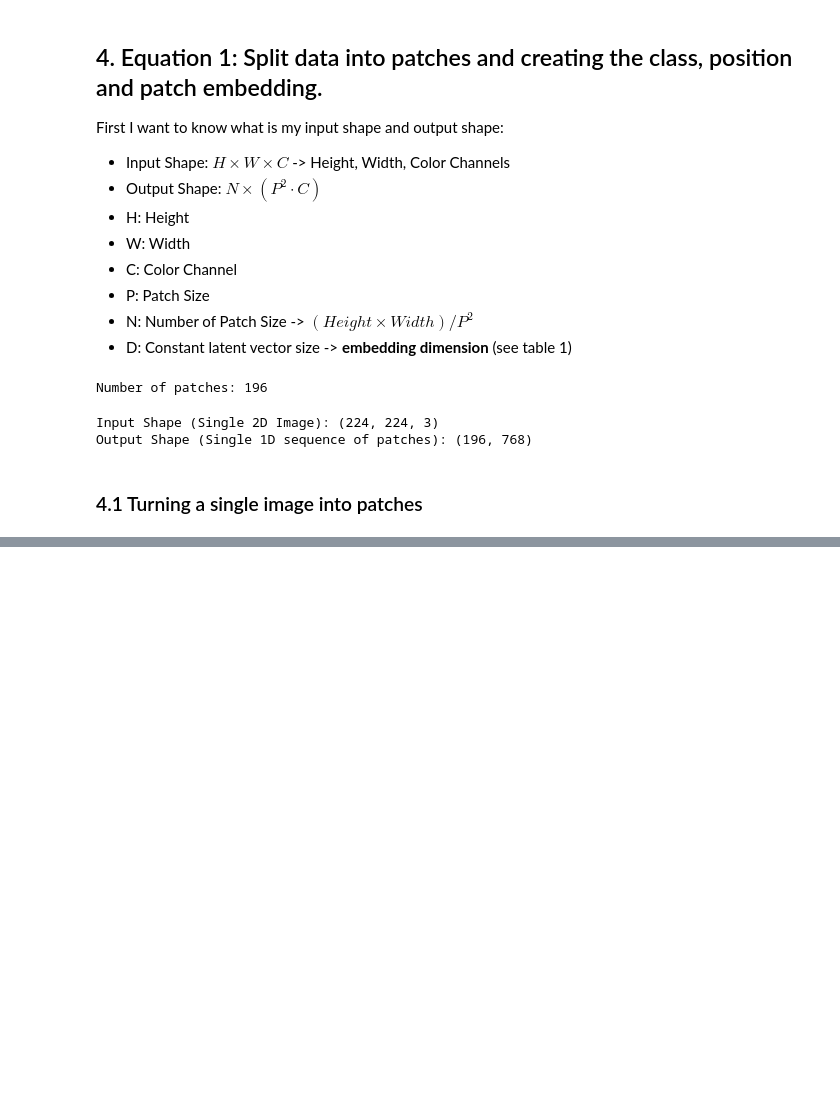
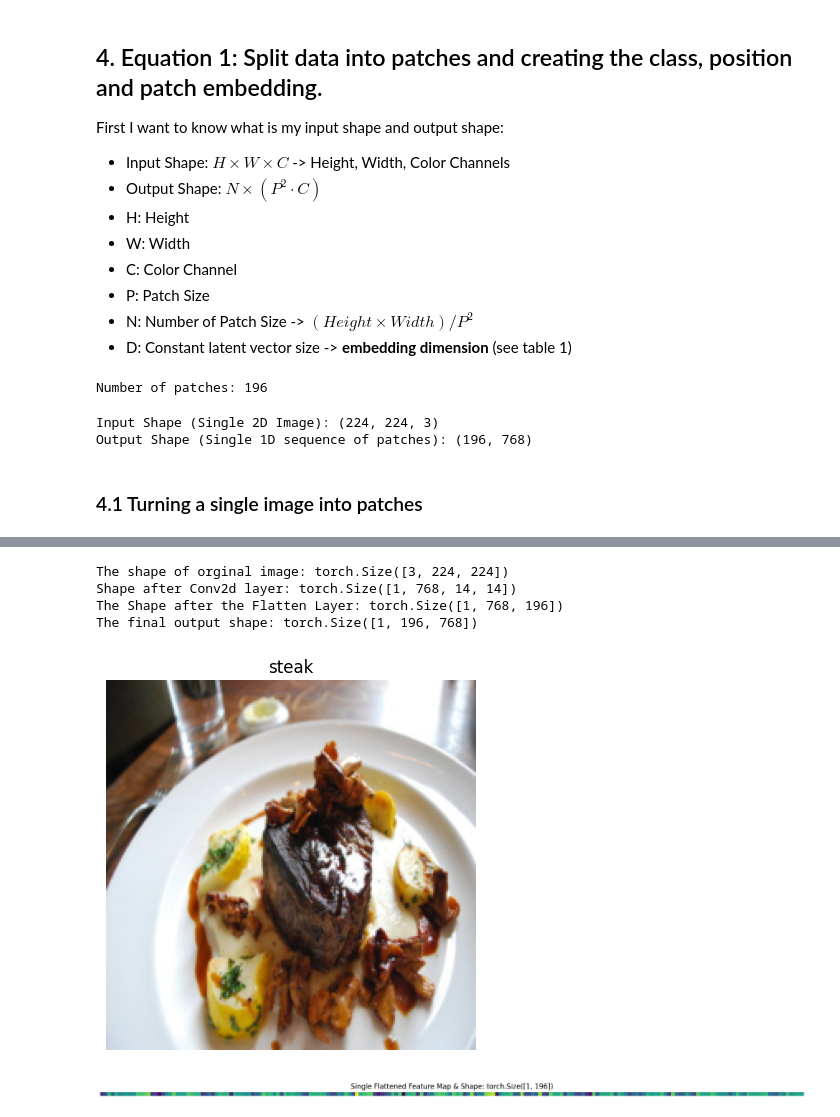
Before and after one commit to Niloy009/learning_pytorch, a Jupyter notebook: 08_pytorch_paper_replicating.ipynb, the cells around one changed output, grey strips where cells are left out. Saved outputs shown, nothing was run; the diff lists cells and outputs as text; code cells hidden in the pictures; blank space fills up the shorter version.

```diff
--- a/08_pytorch_paper_replicating.ipynb
+++ b/08_pytorch_paper_replicating.ipynb
@@ -371,0 +440,38 @@ Patch size: 16 pxls x 16 pxls
+# %%
+# Put everything together
+
+# Show the single image and shape
+plt.imshow(image.permute(1, 2, 0))
+plt.title(class_names[label])
+plt.axis(False);
+
+print(f"The shape of orginal image: {image.shape}")
+
+# Turn image into feature maps (patch embeddings) via conv2d layer
+img_out_conv2d = conv2d_layer(image.unsqueeze(0)) # add batch dimension
+print(f"Shape after Conv2d layer: {img_out_conv2d.shape}") # [batch_size, embedding_dim, feat_map_height, feat_map_width]
+
+# Flatten the conv feature maps into sequence of patch embeddings
+img_out_flatten = flatten_layer(img_out_conv2d)
+print(f"The Shape after the Flatten Layer: {img_out_flatten.shape}") # [batch_size, embedding_dim, num_patches]
+
+# Rearrange the flattened output
+img_flatten_out_permuted = img_out_flatten.permute(0, 2, 1) # batch_size, num_patches, embedding_dim
+print(f"The final output shape: {img_flatten_out_permuted.shape}") # [batch_size, num_patches (N), embedding_dim]
+# %% [output]
+The shape of orginal image: torch.Size([3, 224, 224])
+Shape after Conv2d layer: torch.Size([1, 768, 14, 14])
+The Shape after the Flatten Layer: torch.Size([1, 768, 196])
+The final output shape: torch.Size([1, 196, 768])
+[figure, added]
+# %%
+# Get a single feature map
+single_flattened_feature_map = img_flatten_out_permuted[:, :, 0]
+
+# Plot the single feature map
+plt.figure(figsize=(22, 22))
+plt.imshow(single_flattened_feature_map.detach().numpy())
+plt.title(f"Single Flattened Feature Map & Shape: {single_flattened_feature_map.shape}")
+plt.axis(False);
+# %% [output]
+[figure, added]
```
Also changed, not shown: parts of 18 cells of this notebook.
